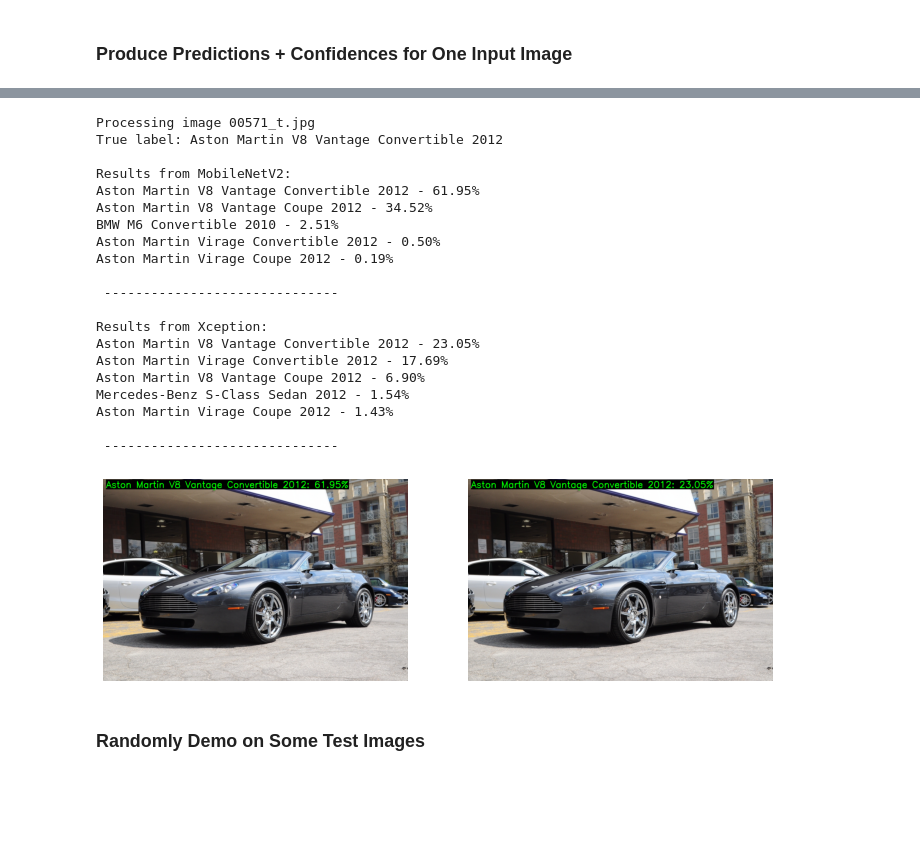
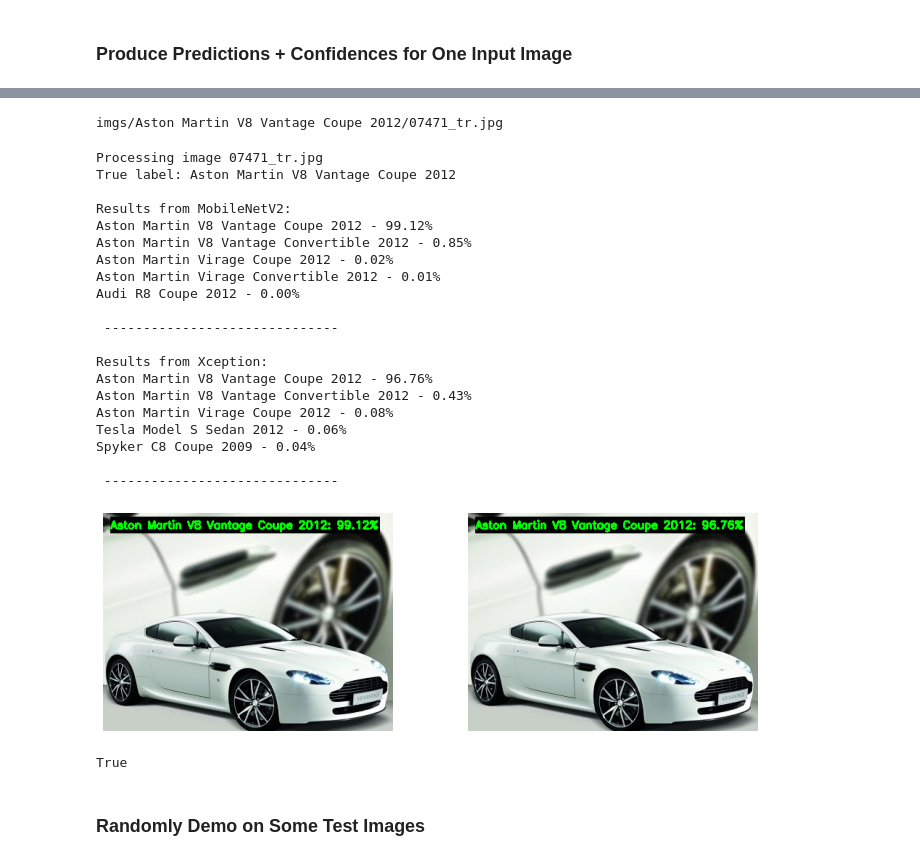
Before and after one commit to lltthe/HCMUS.CS_Master.AML.VehicleIdentification, a Jupyter notebook: Group11-20C11053-Code.ipynb, the cells around one changed output, grey strips where cells are left out. Cells and saved outputs as stored; diff of their text form; code cells hidden in the pictures; blank space fills up the shorter version.

Commit message:
choose better demo image

```diff
--- a/Group11-20C11053-Code.ipynb
+++ b/Group11-20C11053-Code.ipynb
@@ -896,27 +911,44 @@ def process(imgPath, trueLabelCode, verbose = 0):
+# %%
+paths = chosendf['image'].tolist()
+code = 8
+c = classes[code]
+
+for path in paths:
+    res = process(f'./data/{path}', code)
+
+    if res[3][0][0] == c and res[3][0][1] > 0.7 and res[5][0][0] == c and res[5][0][1] > 0.7:
+        print(path)
+# %% [output]
+imgs/Aston Martin V8 Vantage Coupe 2012/07471_tr.jpg
 # %%
-res = process('./data/imgs/Aston Martin V8 Vantage Convertible 2012/00571_t.jpg', 7, verbose = 1)
+res = process('./data/imgs/Aston Martin V8 Vantage Coupe 2012/07471_tr.jpg', code, verbose = 1)
+# Using drawTest with fontScale = 0.5
+
+cv2.imwrite('./demo/test_chosen_mbv2.jpg', res[2])
+cv2.imwrite('./demo/test_chosen_xcept.jpg', res[4])
 # %% [output]
-Processing image 00571_t.jpg
-True label: Aston Martin V8 Vantage Convertible 2012
+Processing image 07471_tr.jpg
+True label: Aston Martin V8 Vantage Coupe 2012
 
 Results from MobileNetV2:
-Aston Martin V8 Vantage Convertible 2012 - 61.95%
-Aston Martin V8 Vantage Coupe 2012 - 34.52%
-BMW M6 Convertible 2010 - 2.51%
-Aston Martin Virage Convertible 2012 - 0.50%
-Aston Martin Virage Coupe 2012 - 0.19%
+Aston Martin V8 Vantage Coupe 2012 - 99.12%
+Aston Martin V8 Vantage Convertible 2012 - 0.85%
+Aston Martin Virage Coupe 2012 - 0.02%
+Aston Martin Virage Convertible 2012 - 0.01%
+Audi R8 Coupe 2012 - 0.00%
 
  ------------------------------
 
 Results from Xception:
-Aston Martin V8 Vantage Convertible 2012 - 23.05%
-Aston Martin Virage Convertible 2012 - 17.69%
-Aston Martin V8 Vantage Coupe 2012 - 6.90%
-Mercedes-Benz S-Class Sedan 2012 - 1.54%
-Aston Martin Virage Coupe 2012 - 1.43%
+Aston Martin V8 Vantage Coupe 2012 - 96.76%
+Aston Martin V8 Vantage Convertible 2012 - 0.43%
+Aston Martin Virage Coupe 2012 - 0.08%
+Tesla Model S Sedan 2012 - 0.06%
+Spyker C8 Coupe 2009 - 0.04%
 
  ------------------------------
-[figure, old version]
+[figure, new version]
+True
 # %% [markdown]
 ### Randomly Demo on Some Test Images
 # %%
```
Also changed, not shown: parts of 1 cell of this notebook, 2 other files.
